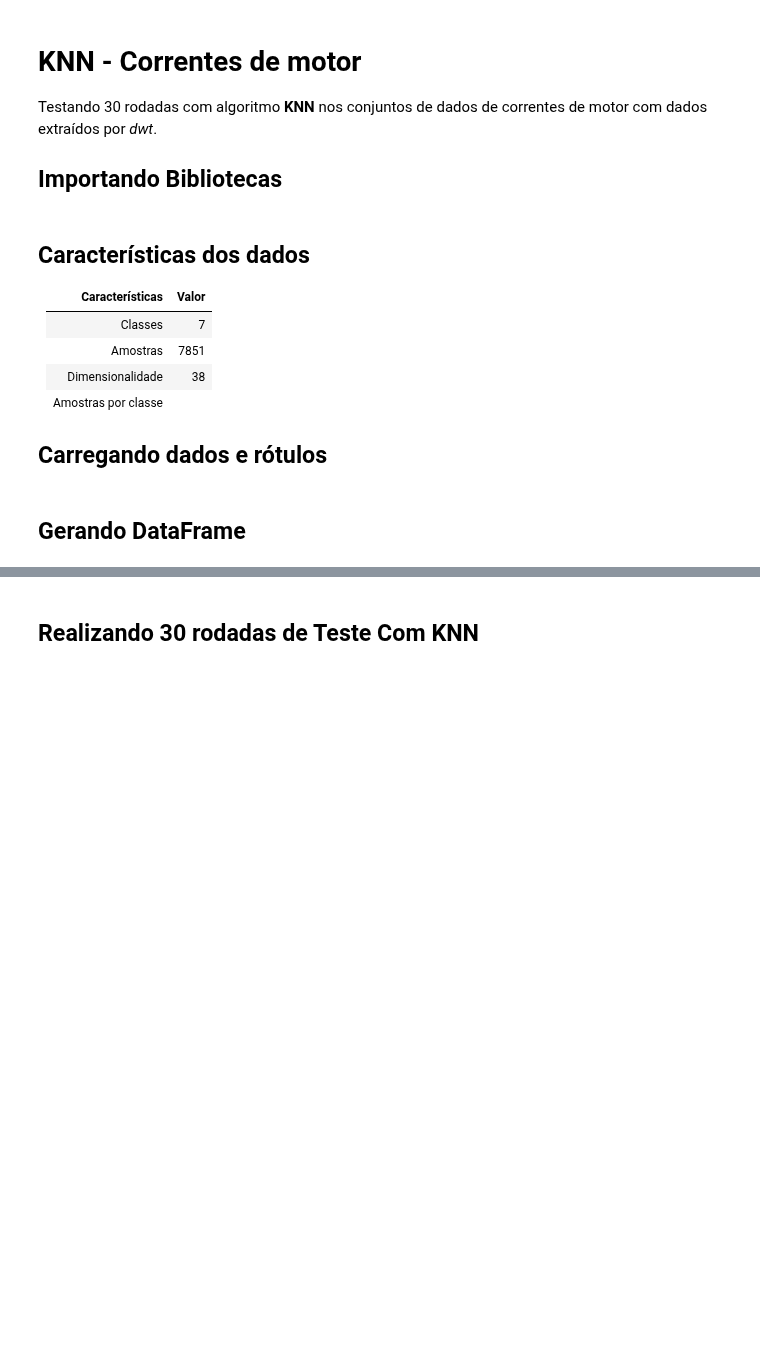
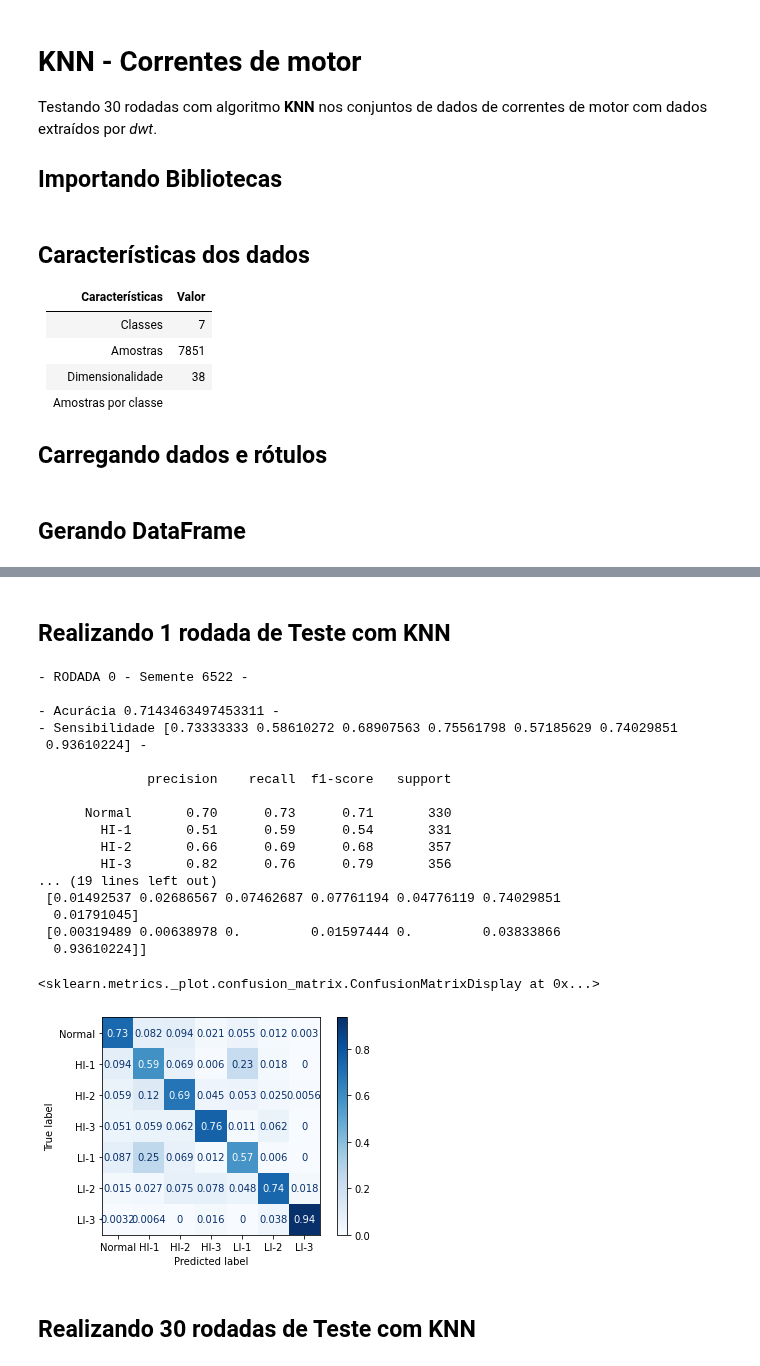
Before and after one commit to newtmagalhaes/Machine-Learning, a Jupyter notebook: ML/f01-chain/jupyter.ipynb, the cells around one changed output, grey strips where cells are left out. Drawn from its saved outputs; the diff is of its cells as text; code cells hidden in the pictures; blank space fills up the shorter version.

```diff
--- a/ML/f01-chain/jupyter.ipynb
+++ b/ML/f01-chain/jupyter.ipynb
@@ -66,2 +102,67 @@ chainDF.describe()
+# %% [markdown]
+## Realizando 1 rodada de Teste com KNN
+# %%
+k_vizinhos = 5
+
+chain_acc = []
+chain_sns = []
+used_seed = []
+
+X, y = chain_ds['data'], chain_ds['target']
+
+# Gerando inteiro aleatório para distribuição dos dados
+semente = randint(0, 8001)
+used_seed.append(semente)
+
+X_train, X_test, y_train, y_test = train_test_split(X, y, test_size=0.3, random_state=semente)
+
+# Instanciando classificador
+classifier = KNeighborsClassifier(n_neighbors=k_vizinhos)
+
+# Treinando modelo
+classifier.fit(X_train, y_train)
+
+# Realizando teste de classificação
+y_pred = classifier.predict(X_test)
+
+# Adicionando resultados à lista
+acc = accuracy_score(y_test, y_pred)
+chain_acc.append(acc)
+
+sns = recall_score(y_test, y_pred, average=None)
+chain_sns.append(sns)
+
+print("\n- RODADA 0 - Semente {} -\n".format(semente))
+print("- Acurácia {acc} -\n- Sensibilidade {sns} -\n".format(acc=acc, sns=sns))
+
+print(classification_report(y_test, y_pred, target_names=chain_ds['target_names']))
+
+print("Matriz de confusão normalizada")
+print(confusion_matrix(y_test, y_pred, normalize='true'))
+
+plot_confusion_matrix(classifier, X_test, y_test,
+                                display_labels=chain_ds['target_names'],
+                                cmap=plt.cm.Blues,
+                                normalize='true')
+# %% [output]
+- RODADA 0 - Semente 6522 -
+
+- Acurácia 0.7143463497453311 -
+- Sensibilidade [0.73333333 0.58610272 0.68907563 0.75561798 0.57185629 0.74029851
+ 0.93610224] -
+
+              precision    recall  f1-score   support
+
+      Normal       0.70      0.73      0.71       330
+        HI-1       0.51      0.59      0.54       331
+        HI-2       0.66      0.69      0.68       357
+        HI-3       0.82      0.76      0.79       356
+... (19 lines left out)
+ [0.01492537 0.02686567 0.07462687 0.07761194 0.04776119 0.74029851
+  0.01791045]
+ [0.00319489 0.00638978 0.         0.01597444 0.         0.03833866
+  0.93610224]]
+<sklearn.metrics._plot.confusion_matrix.ConfusionMatrixDisplay at 0x...>
+[figure, added]
 # %% [markdown]
-## Realizando 30 rodadas de Teste Com KNN
+## Realizando 30 rodadas de Teste com KNN
```
Also changed, not shown: parts of 10 cells of this notebook.
